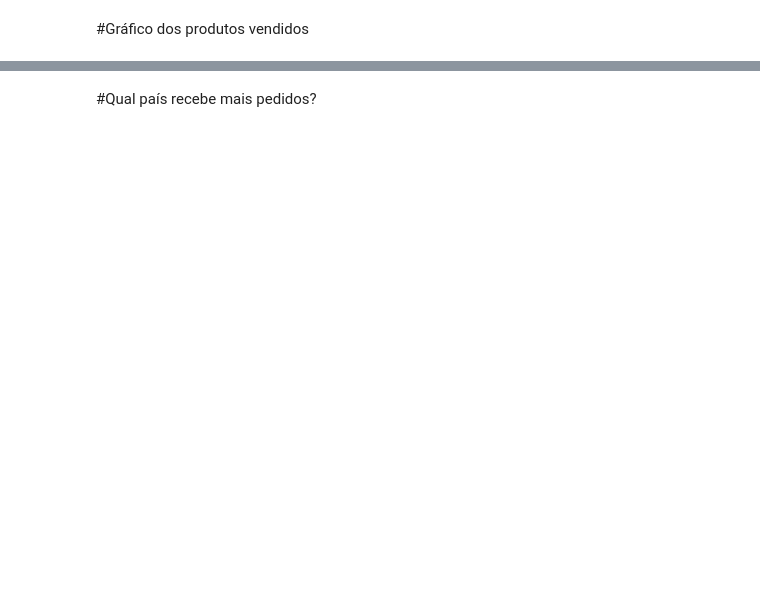
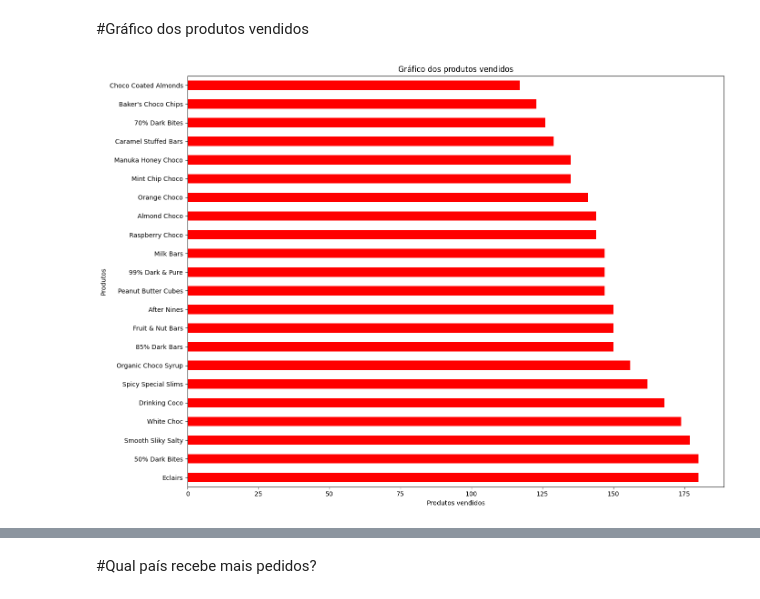
Before and after one commit to miguel-duque06/Analise_exploratoria-EDA, a Jupyter notebook: Analise__exploratoria.ipynb, the cells around one changed output, grey strips where cells are left out. Saved outputs shown, nothing was run; the diff lists cells and outputs as text; code cells hidden in the pictures; blank space fills up the shorter version.

Commit message:
Análise exploratória para uma empresa de chocolate

```diff
--- a/Analise__exploratoria.ipynb
+++ b/Analise__exploratoria.ipynb
@@ -68,6 +74,6 @@ Objetivo: Identificar por meio de um gráfico qual produto está sendo menos ven
 # %% [markdown]
 ![Vendas caindo](https://img.freepik.com/fotos-premium/conceito-de-falencia-com-corrente-caindo-como-um-jogo-de-domino-e-diminuindo_207634-675.jpg?semt=ais_hybrid&w=740&q=80)
 # %%
-frequencia_produtos = dados_chocolate['Product'].value_counts().sort_values()
+frequencia_produtos = dados_chocolate['Product'].value_counts().sort_values(ascending=False)
 # %%
 frequencia_produtos
@@ -74,5 +100,12 @@ frequencia_produtos
 # %% [markdown]
 #Gráfico dos produtos vendidos
 # %%
-frequencia_produtos.plot(kind='barh', figsize=(14,10), color='red', xlabel='Count', ylabel='Product')
+frequencia_produtos.plot(kind='barh', figsize=(14,10), color='red')
+plt.title('Gráfico dos produtos vendidos')
+plt.xlabel('Produtos vendidos')
+plt.ylabel('Produtos')
+plt.tight_layout()
+plt.show()
+# %% [output]
+[figure, added]
 # %% [markdown]
```
Also changed, not shown: parts of 11 cells of this notebook.
